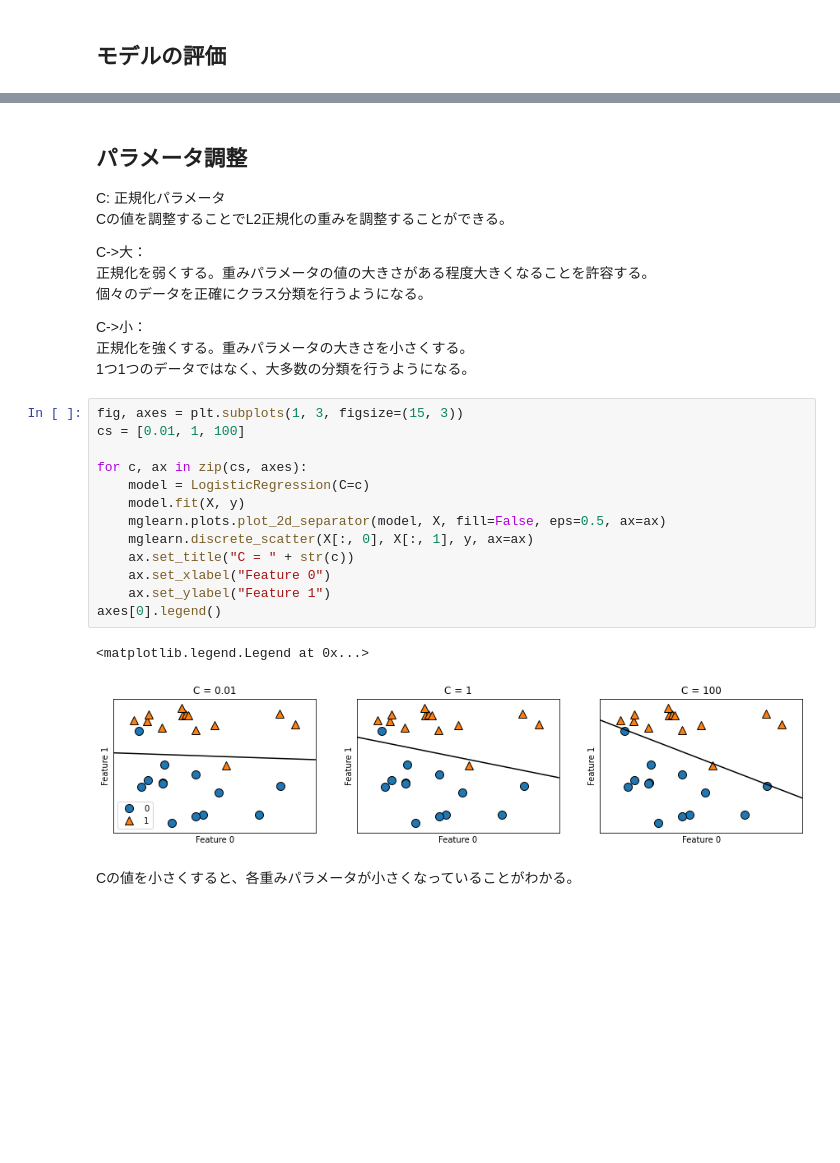
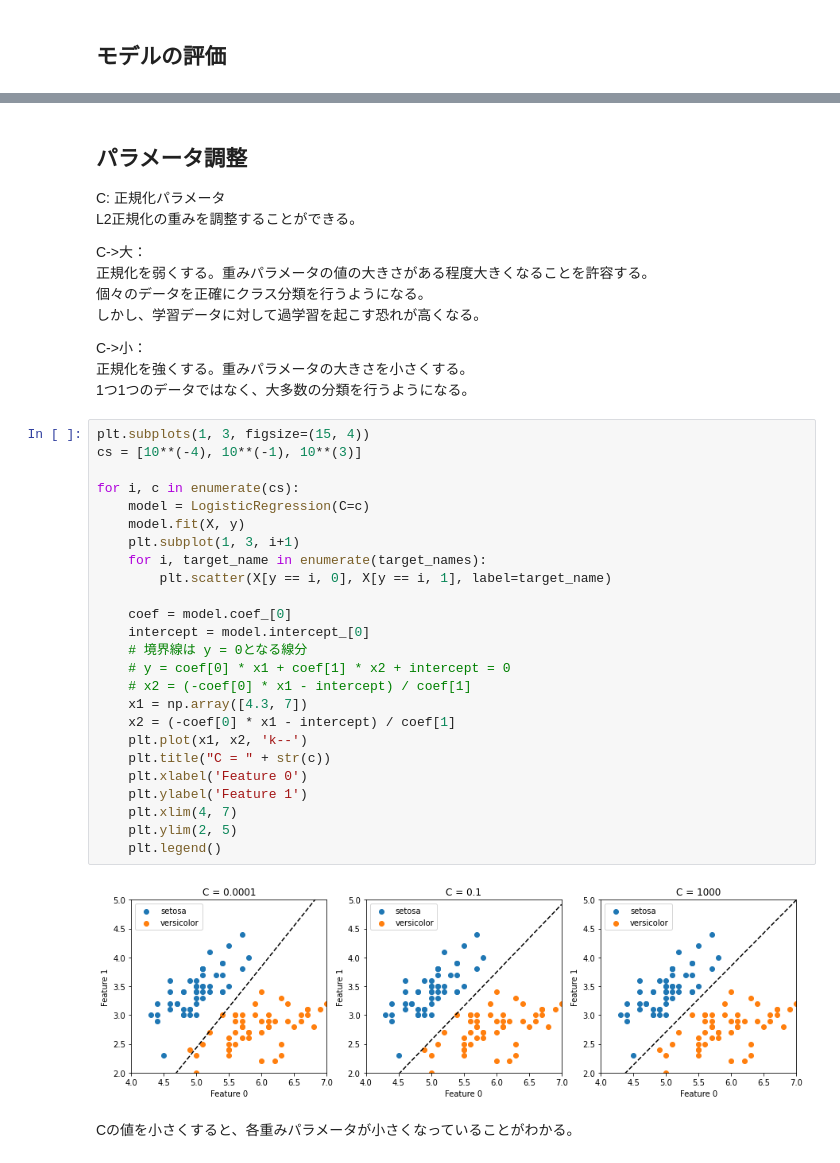
Before and after one commit to naonaorange/sklearn_tutorials, a Jupyter notebook: logistic_regression_classifier.ipynb, the cells around one changed output, grey strips where cells are left out. Drawn from its saved outputs; the diff is of its cells as text; blank space fills up the shorter version.

```diff
--- a/logistic_regression_classifier.ipynb
+++ b/logistic_regression_classifier.ipynb
@@ -137,31 +171,43 @@ ax.legend()
 # %% [markdown]
 ## パラメータ調整
 C: 正規化パラメータ
-Cの値を調整することでL2正規化の重みを調整することができる。
+L2正規化の重みを調整することができる。
 
 C->大：
 正規化を弱くする。重みパラメータの値の大きさがある程度大きくなることを許容する。
 個々のデータを正確にクラス分類を行うようになる。
+しかし、学習データに対して過学習を起こす恐れが高くなる。
 
 C->小：
 正規化を強くする。重みパラメータの大きさを小さくする。
 1つ1つのデータではなく、大多数の分類を行うようになる。
-# %%
-fig, axes = plt.subplots(1, 3, figsize=(15, 3))
-cs = [0.01, 1, 100]
-
-for c, ax in zip(cs, axes):
-    model = LogisticRegression(C=c)
-    model.fit(X, y)
-    mglearn.plots.plot_2d_separator(model, X, fill=False, eps=0.5, ax=ax)
-    mglearn.discrete_scatter(X[:, 0], X[:, 1], y, ax=ax)
-    ax.set_title("C = " + str(c))
-    ax.set_xlabel("Feature 0")
-    ax.set_ylabel("Feature 1")
-axes[0].legend()
-# %% [output]
-<matplotlib.legend.Legend at 0x...>
-[figure, removed]
+# %%
+plt.subplots(1, 3, figsize=(15, 4))
+cs = [10**(-4), 10**(-1), 10**(3)]
+
+for i, c in enumerate(cs):
+    model = LogisticRegression(C=c)
+    model.fit(X, y)
+    plt.subplot(1, 3, i+1)
+    for i, target_name in enumerate(target_names):
+        plt.scatter(X[y == i, 0], X[y == i, 1], label=target_name)
+
+    coef = model.coef_[0]
+    intercept = model.intercept_[0]
+    # 境界線は y = 0となる線分
+    # y = coef[0] * x1 + coef[1] * x2 + intercept = 0
+    # x2 = (-coef[0] * x1 - intercept) / coef[1]
+    x1 = np.array([4.3, 7])
+    x2 = (-coef[0] * x1 - intercept) / coef[1]
+    plt.plot(x1, x2, 'k--')
+    plt.title("C = " + str(c))
+    plt.xlabel('Feature 0')
+    plt.ylabel('Feature 1')
+    plt.xlim(4, 7)
+    plt.ylim(2, 5)
+    plt.legend()
+# %% [output]
+[figure, added]
 # %% [markdown]
 Cの値を小さくすると、各重みパラメータが小さくなっていることがわかる。
 # %%
```
Also changed, not shown: parts of 24 cells of this notebook, 1 other file.
